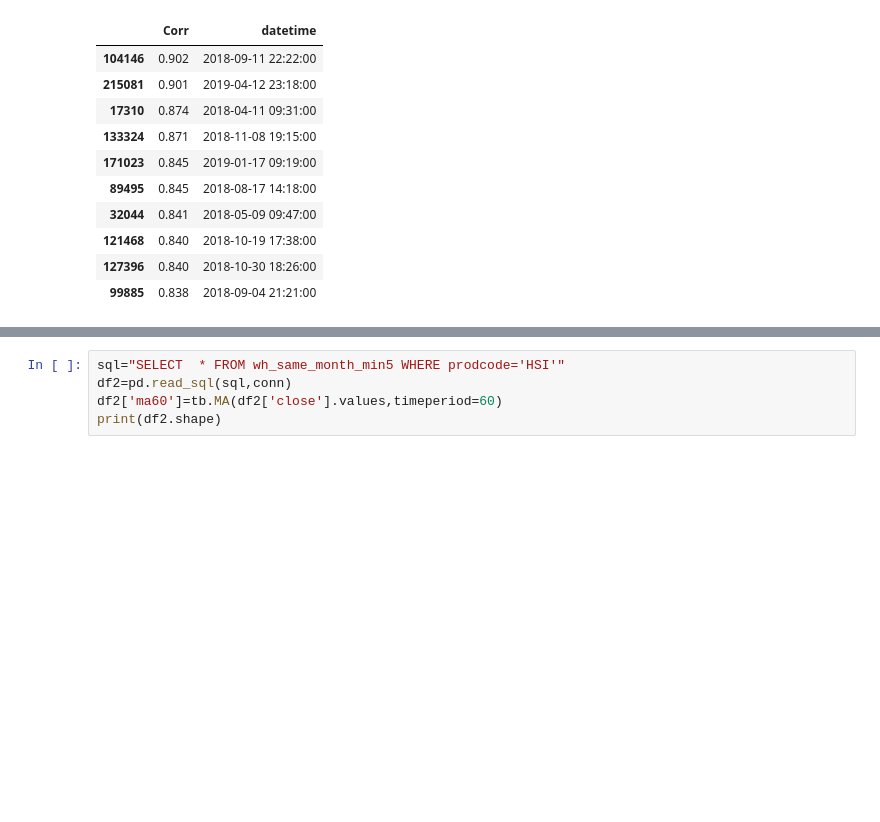
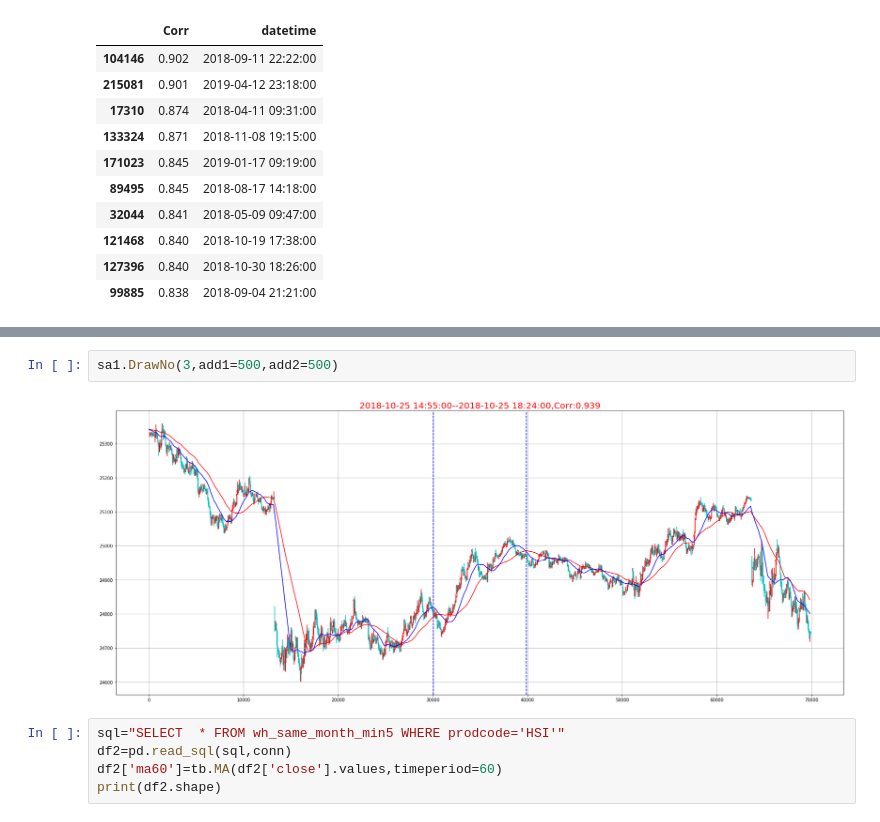
Before and after one commit to che7611/test2, a Jupyter notebook: TestK.ipynb, the cells around one changed output, grey strips where cells are left out. Drawn from its saved outputs; the diff is of its cells as text; blank space fills up the shorter version.

```diff
--- a/TestK.ipynb
+++ b/TestK.ipynb
@@ -86,3 +96,7 @@ sa2.DrawNo(0,add1=500,add2=500)
+# %%
+sa1.DrawNo(3,add1=500,add2=500)
+# %% [output]
+[figure, added]
 # %%
 sql="SELECT  * FROM wh_same_month_min5 WHERE prodcode='HSI'"
 df2=pd.read_sql(sql,conn)
```
Also changed, not shown: parts of 4 cells of this notebook, 2 other files.
